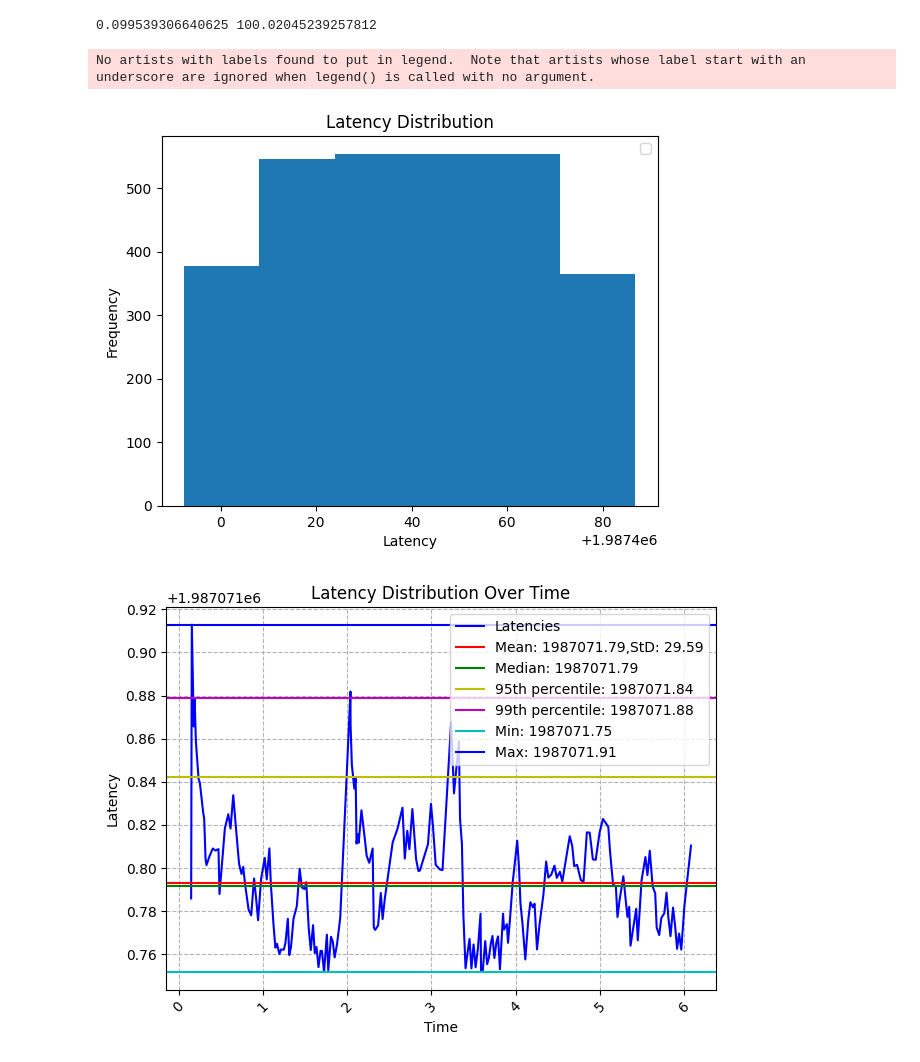
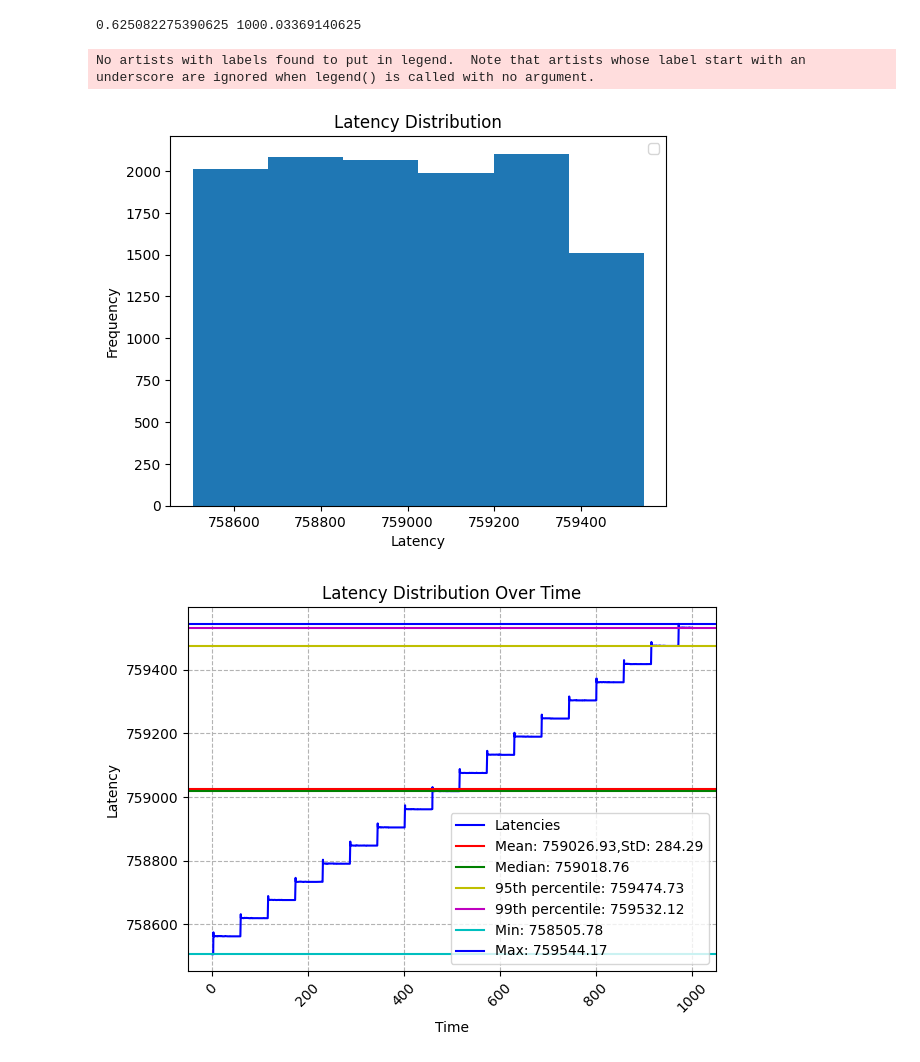
Before and after one commit to adit-bala/fogros-latency-analytics, a Jupyter notebook: latency-analysis.ipynb, the cells around one changed output. Saved outputs shown, nothing was run; the diff lists cells and outputs as text; code cells hidden in the pictures.

```diff
--- a/latency-analysis.ipynb
+++ b/latency-analysis.ipynb
@@ -25,11 +25,11 @@ def parse_latency_and_time(filename):
 
     return latencies, times
 # %%
-h264_latency, h264_time = parse_latency_and_time("h264-100.txt")
+h264_latency, h264_time = parse_latency_and_time("h264-1000.txt")
 compressed_latency, compressed_time = parse_latency_and_time("compressed-100.txt")
 print(h264_time[0], h264_time[-1])
 # %% [output]
-0.099539306640625 100.02045239257812
+0.625082275390625 1000.03369140625
 # %%
 def calculate_sigma(latencies, window=100):
         if len(latencies) <= 100:
@@ -141,8 +141,8 @@ def plot_latency_over_time(timestamps, latencies):
     sorted_latencies = np.array(latencies)
     sorted_timestamps = np.array(timestamps)
 
-    sorted_latencies = sorted_latencies[:200]
-    sorted_timestamps = sorted_timestamps[:200]
+    # sorted_latencies = sorted_latencies[:200]
+    # sorted_timestamps = sorted_timestamps[:200]
 
     # Calculate metrics
     mean = np.mean(sorted_latencies)
@@ -150,33 +150,33 @@ def plot_latency_over_time(timestamps, latencies):
     std = np.std(latencies)
     p95 = np.percentile(sorted_latencies, 95)
     p99 = np.percentile(sorted_latencies, 99)
     min_latency = np.min(sorted_latencies)
     max_latency = np.max(sorted_latencies)
 
     # Plot the raw latencies over time
     plt.plot(sorted_timestamps, sorted_latencies, color='blue', label="Latencies", linestyle='-')
 
     # Plot metrics
     plt.axhline(y=mean, color='r', linestyle='-', label=f'Mean: {mean:.2f},' + f'StD: {std:.2f}')
     plt.axhline(y=median, color='g', linestyle='-', label=f'Median: {median:.2f}')
     plt.axhline(y=p95, color='y', linestyle='-', label=f'95th percentile: {p95:.2f}')
     plt.axhline(y=p99, color='m', linestyle='-', label=f'99th percentile: {p99:.2f}')
     plt.axhline(y=min_latency, color='c', linestyle='-', label=f'Min: {min_latency:.2f}')
     plt.axhline(y=max_latency, color='b', linestyle='-', label=f'Max: {max_latency:.2f}')
 
     # Setting labels, legend, and formatting
     plt.title("Latency Distribution Over Time")
     plt.xlabel("Time")
     plt.ylabel("Latency")
     plt.xticks(rotation=45)
     plt.tight_layout()
     plt.legend()
     plt.grid(True, which="both", ls="--", c='0.7')
     plt.show()
 
 plot_latency(np.array(h264_latency))
-plot_latency_over_time(compressed_time, compressed_latency)
+plot_latency_over_time(h264_time, h264_latency)
 # %% [output]
 No artists with labels found to put in legend.  Note that artists whose label start with an underscore are ignored when legend() is called with no argument.
-[figure, old version]
+[figure, new version]
-[figure, old version]
+[figure, new version]
```
Also changed, not shown: 6 other files.
